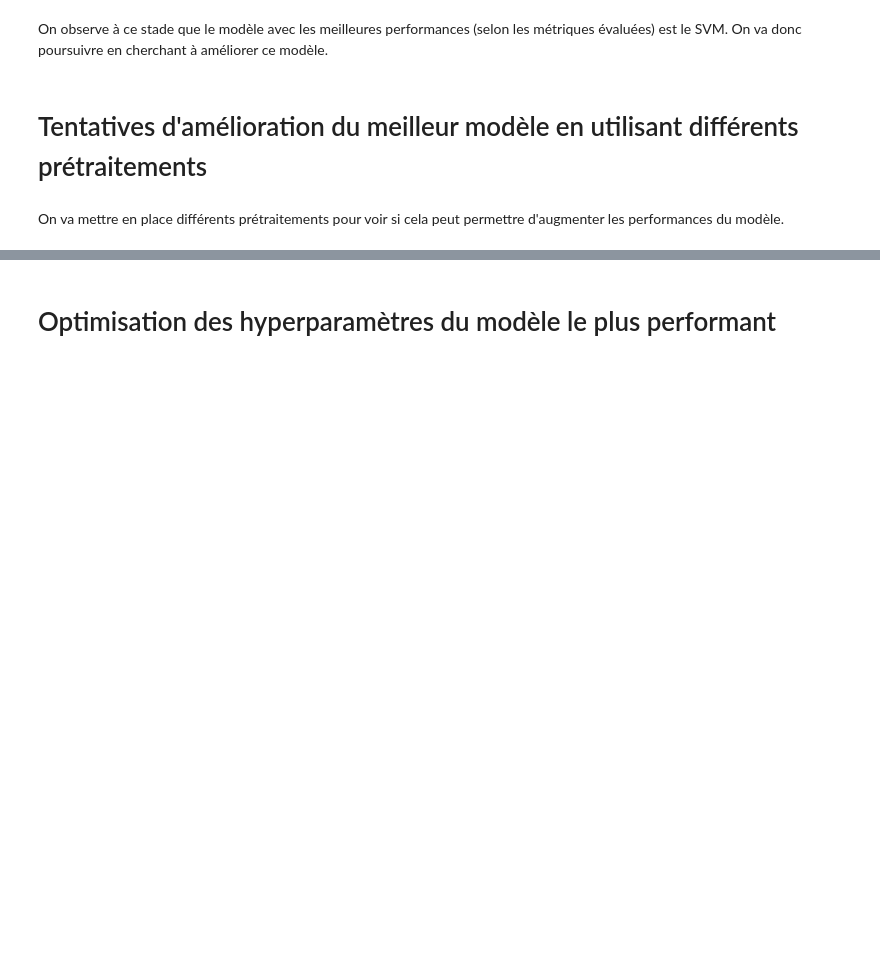
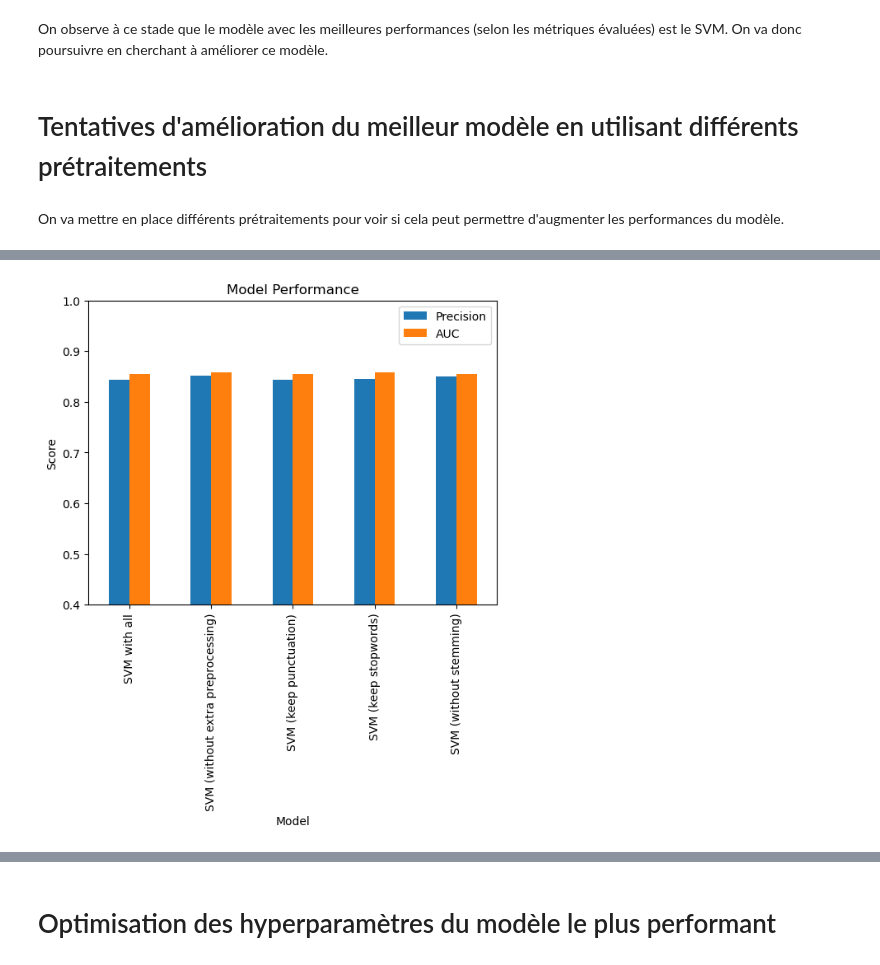
Before and after one commit to AmbroiseBrtn/DM_VG, a Jupyter notebook: NLP/chirac_mitterand/classification_locuteurs.ipynb, the cells around one changed output, grey strips where cells are left out. Saved outputs shown, nothing was run; the diff lists cells and outputs as text; code cells hidden in the pictures; blank space fills up the shorter version.

```diff
--- a/NLP/chirac_mitterand/classification_locuteurs.ipynb
+++ b/NLP/chirac_mitterand/classification_locuteurs.ipynb
@@ -388,0 +435,10 @@ preprocess(train_vector, remove_punctuation=True)
+# %%
+SVM_keep_punctuation = Pipeline(
+    [
+        ("vect", CountVectorizer(preprocessor=keep_punctuation)),
+        ("TF-IDF", TfidfTransformer()),
+        ("Sampler", RandomOverSampler(random_state=42)),
+        ("clf", LinearSVC(C=1.0)),
+    ]
+)
+SVM_keep_punctuation.fit(train_texts, train_labels)
@@ -388,0 +468,10 @@ preprocess(train_vector, remove_punctuation=True)
+# %%
+SVM_without_stemming = Pipeline(
+    [
+        ("vect", CountVectorizer(preprocessor=without_stemming)),
+        ("TF-IDF", TfidfTransformer()),
+        ("Sampler", RandomOverSampler(random_state=42)),
+        ("clf", LinearSVC(C=1.0)),
+    ]
+)
+SVM_without_stemming.fit(train_texts, train_labels)
@@ -388,0 +484,57 @@ preprocess(train_vector, remove_punctuation=True)
+# %%
+from sklearn.metrics import accuracy_score, roc_curve, auc
+
+# on va évaluer chaque modèle avec les métriques "précision" et "AUC"
+modele = [SVM_all, SVM_no_extra_preprocess,
+          SVM_keep_punctuation, SVM_keep_stopwords,
+          SVM_without_stemming]
+
+# Initialize a DataFrame to store the results
+results = pd.DataFrame(columns=['Model', 'Precision', 'AUC'])
+
+for i, model in enumerate(modele):
+    model_name = preprocessors[i][0]
+
+
+    # Calculer la précision
+    pred = model.predict(test_texts)
+    precision = accuracy_score(test_labels, pred)
+
+    # Cas particulier pour le modele SVM qui ne possède pas de méthode predict_proba
+    if hasattr(model, 'predict_proba'):
+        # Calculer l'auc
+        pred_proba = model.predict_proba(test_texts)[:, 1]
+    elif hasattr(model, 'decision_function'):  # utiliser decision_function pour le modele SVM qui n'a pas de méthode predict_proba
+        pred_proba = model.decision_function(test_texts)
+    else:
+        print(f"Le modèle {model_name} n'a pas de méthode pour calculer la probabilité", "\n")
+        continue
+
+    fpr, tpr, _ = roc_curve(test_labels, pred_proba)
+    roc_auc = auc(fpr, tpr)
+
+    # Ajouter les résultats dans un DataFrame qu'on va ensuite afficher pour synthétiser les résultats
+    results.loc[len(results)] = [model_name, precision, roc_auc]
+
+# Afficher les résultats sous forme de graphique
+results.plot(kind='bar', x='Model', y=['Precision', 'AUC'])
+plt.title('Model Performance')
+plt.ylabel('Score')
+plt.ylim([0.4, 1])
+plt.legend(['Precision', 'AUC'])
+plt.show()
+
+# Afficher le tableau de synthèse des résultats
+print(results,"\n")
+
+max_precision = results['Precision'].max()
+max_auc = results['AUC'].max()
+
+# Indiquer quels sont les modèles qui ont la meilleure précision et le meilleur AUC
+best_precision_models = results[results['Precision'] == max_precision]['Model'].values
+best_auc_models = results[results['AUC'] == max_auc]['Model'].values
+
+print(f"Le modèle avec la meilleure précision est {', '.join(best_precision_models)}")
+print(f"Le modèle avec le meilleur AUC est {', '.join(best_auc_models)}")
+# %% [output]
+[figure, added]
```
Also changed, not shown: parts of 42 cells of this notebook, 2 other files.
